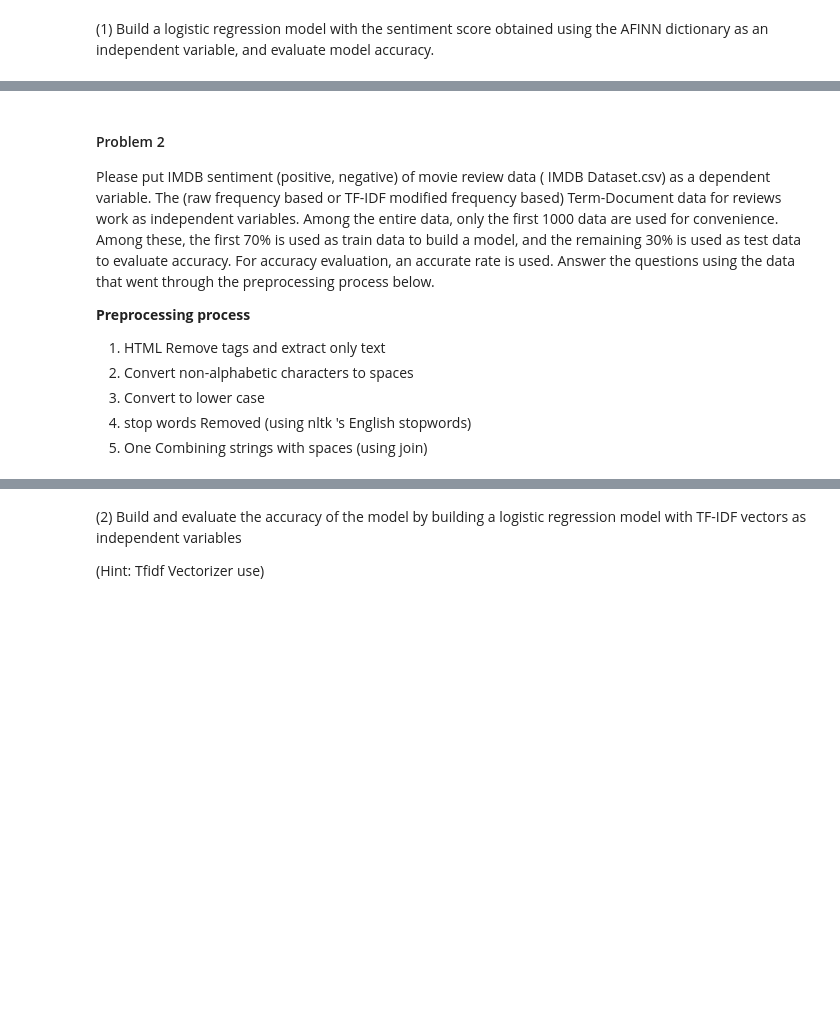
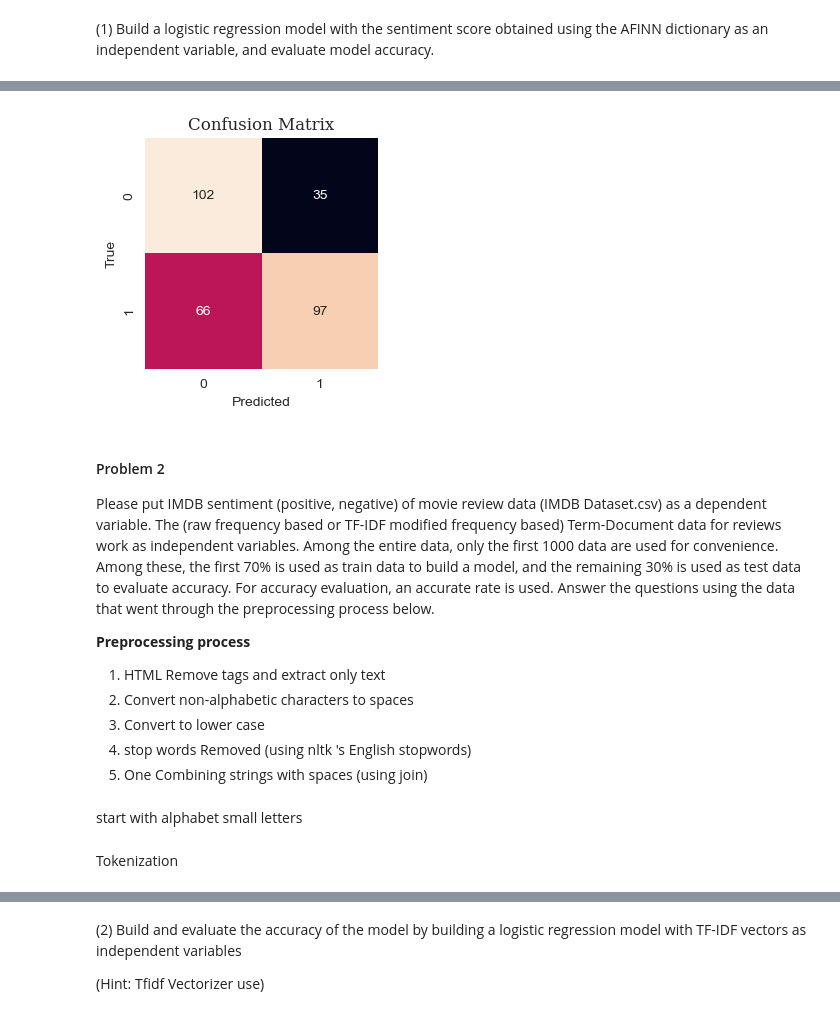
Before and after one commit to Tommylee1013/Webscraping, a Jupyter notebook: Homeworks/Homework04.ipynb, the cells around one changed output, grey strips where cells are left out. Drawn from its saved outputs; the diff is of its cells as text; code cells hidden in the pictures; blank space fills up the shorter version.

```diff
--- a/Homeworks/Homework04.ipynb
+++ b/Homeworks/Homework04.ipynb
@@ -11,0 +121,19 @@ as an independent variable, and evaluate model accuracy.
+# %%
+for row in review['review'][0:n]:
+    raw = row.lower()
+    tokens = tokenizer.tokenize(raw)
+    stopped_tokens = [i for i in tokens if not i in stop_words] # remove stopwords
+    match_words = [x for x in stopped_tokens if x in list(NRC[0])] # match w/ lexicon
+
+    emotion=[]
+    for i in match_words:
+        temp = list(NRC.iloc[np.where(NRC[0] == i)[0],1])  # emotion list
+        for j in temp:
+            emotion.append(j)
+    sentiment_result1 = pd.Series(emotion).value_counts()
+    try: neg = sentiment_result1.negative  # negative word count
+    except: neg = 0
+    try: pos = sentiment_result1.positive # positive word count
+    except: pos = 0
+    score = pos-neg
+    score_list.append(score)
@@ -11,0 +142,4 @@ as an independent variable, and evaluate model accuracy.
+# %%
+df_score = pd.DataFrame([score_list], index = ['lexion']).T
+df_score = pd.concat([df_score, review.sentiment[:1000]], axis = 1)
+df_score
@@ -11,0 +162,9 @@ as an independent variable, and evaluate model accuracy.
+# %%
+X_train = df_score['lexion'][:700]
+X_test = df_score['lexion'][700:]
+
+y_train = df_score['sentiment'][:700]
+y_test = df_score['sentiment'][700:]
+
+model = LogisticRegression()
+model.fit(np.array(X_train).reshape(-1,1), y_train)
@@ -11,0 +181,3 @@ as an independent variable, and evaluate model accuracy.
+# %%
+y_pred = model.predict(np.array(X_test).reshape(-1,1))
+print(classification_report(y_test, y_pred))
@@ -12,7 +193,17 @@ as an independent variable, and evaluate model accuracy.
+# %%
+cm = confusion_matrix(y_test, y_pred)
+plt.figure(figsize = (3, 3))
+sns.heatmap(cm, annot = True, fmt = 'd', cbar = False)
+plt.xlabel('Predicted')
+plt.ylabel('True')
+plt.title('Confusion Matrix', fontsize = 12, fontfamily = 'Serif')
+plt.show()
+# %% [output]
+[figure, added]
 # %% [markdown]
 #### Problem 2
 
-Please put IMDB sentiment (positive, negative) of movie review data ( IMDB Dataset.csv) as a dependent variable. The (raw frequency based or TF-IDF modified frequency based) Term-Document data for reviews work as independent variables. Among the entire data, only the first 1000 data are used for convenience. Among these, the first 70% is used as train data to build a model, and the remaining 30% is used as test data to evaluate accuracy. For accuracy evaluation, an accurate rate is used. Answer the questions using the data that went through the preprocessing process below.
+Please put IMDB sentiment (positive, negative) of movie review data (IMDB Dataset.csv) as a dependent variable. The (raw frequency based or TF-IDF modified frequency based) Term-Document data for reviews work as independent variables. Among the entire data, only the first 1000 data are used for convenience. Among these, the first 70% is used as train data to build a model, and the remaining 30% is used as test data to evaluate accuracy. For accuracy evaluation, an accurate rate is used. Answer the questions using the data that went through the preprocessing process below.
 
 **Preprocessing process**
 
@@ -23,0 +227,2 @@ Please put IMDB sentiment (positive, negative) of movie review data ( IMDB Datas
+# %% [markdown]
+start with alphabet small letters
@@ -23,0 +237,2 @@ Please put IMDB sentiment (positive, negative) of movie review data ( IMDB Datas
+# %% [markdown]
+Tokenization
```
Also changed, not shown: parts of 46 cells of this notebook.
